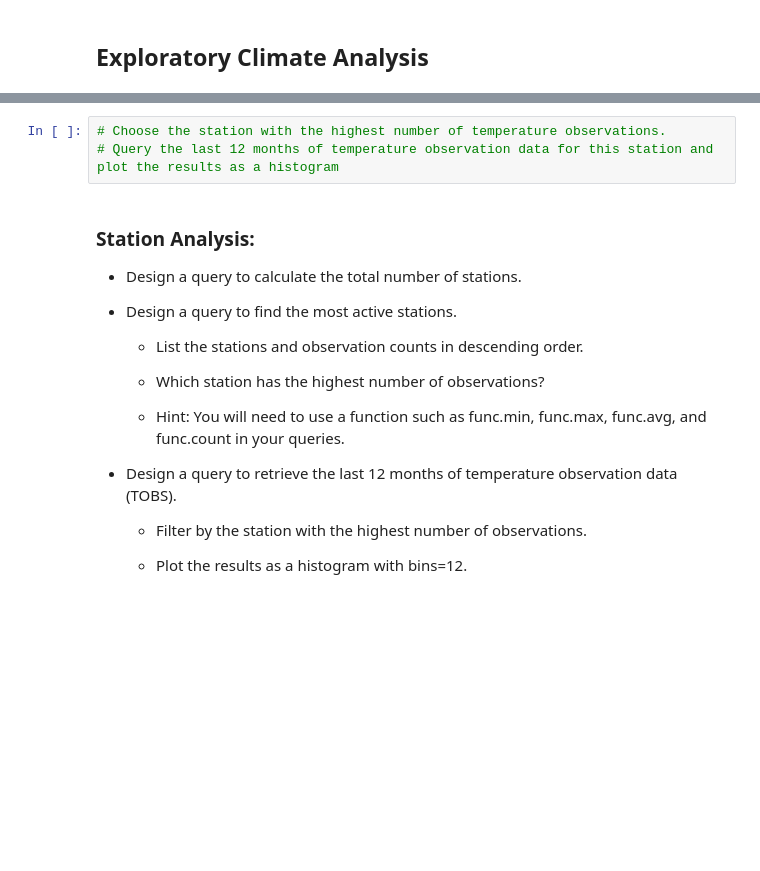
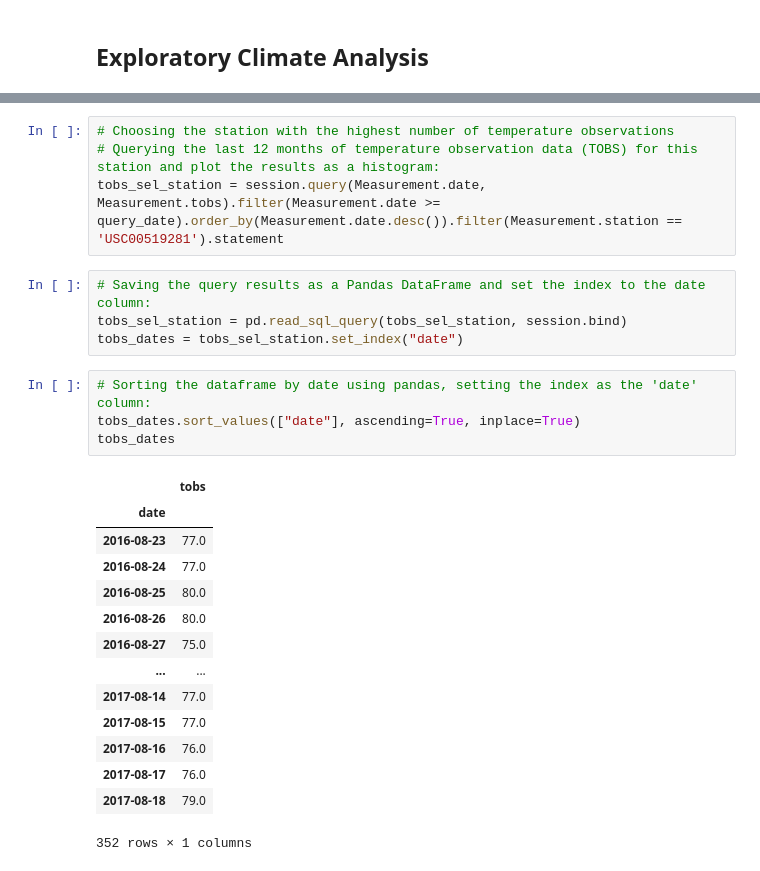
Before and after one commit to minerva-b/SQLAlchemy-Challenge, a Jupyter notebook: climate_analysis_exploration.ipynb, the cells around one changed output, grey strips where cells are left out. Drawn from its saved outputs; the diff is of its cells as text; blank space fills up the shorter version.

Commit message:
Pushing completed step 1 - climate analysis and exploration.

```diff
--- a/climate_analysis_exploration.ipynb
+++ b/climate_analysis_exploration.ipynb
@@ -142,20 +181,27 @@ for row in session.query(Station, Station.station).limit(5).all():
 # %%
-# Choose the station with the highest number of temperature observations.
-# Query the last 12 months of temperature observation data for this station and plot the results as a histogram
+# Choosing the station with the highest number of temperature observations
+# Querying the last 12 months of temperature observation data (TOBS) for this station and plot the results as a histogram:
+tobs_sel_station = session.query(Measurement.date, Measurement.tobs).filter(Measurement.date >= query_date).order_by(Measurement.date.desc()).filter(Measurement.station == 'USC00519281').statement
-# %% [markdown]
-### Station Analysis:
-- Design a query to calculate the total number of stations.
-
-- Design a query to find the most active stations.
-
-    - List the stations and observation counts in descending order.
-
-    - Which station has the highest number of observations?
-
-    - Hint: You will need to use a function such as func.min, func.max, func.avg, and func.count in your queries.
-
-- Design a query to retrieve the last 12 months of temperature observation data (TOBS).
-
-    - Filter by the station with the highest number of observations.
-
-    - Plot the results as a histogram with bins=12.
+# %%
+# Saving the query results as a Pandas DataFrame and set the index to the date column:
+tobs_sel_station = pd.read_sql_query(tobs_sel_station, session.bind)
+tobs_dates = tobs_sel_station.set_index("date")
+# %%
+# Sorting the dataframe by date using pandas, setting the index as the 'date' column:
+tobs_dates.sort_values(["date"], ascending=True, inplace=True)
+tobs_dates
+# %% [output]
+|  | tobs |
+| date |  |
+| 2016-08-23 | 77.0 |
+| 2016-08-24 | 77.0 |
+| 2016-08-25 | 80.0 |
+| 2016-08-26 | 80.0 |
+| 2016-08-27 | 75.0 |
+| ... | ... |
+| 2017-08-14 | 77.0 |
+| 2017-08-15 | 77.0 |
+| 2017-08-16 | 76.0 |
+| 2017-08-17 | 76.0 |
+| 2017-08-18 | 79.0 |
+352 rows × 1 columns
```
Also changed, not shown: parts of 24 cells of this notebook.
